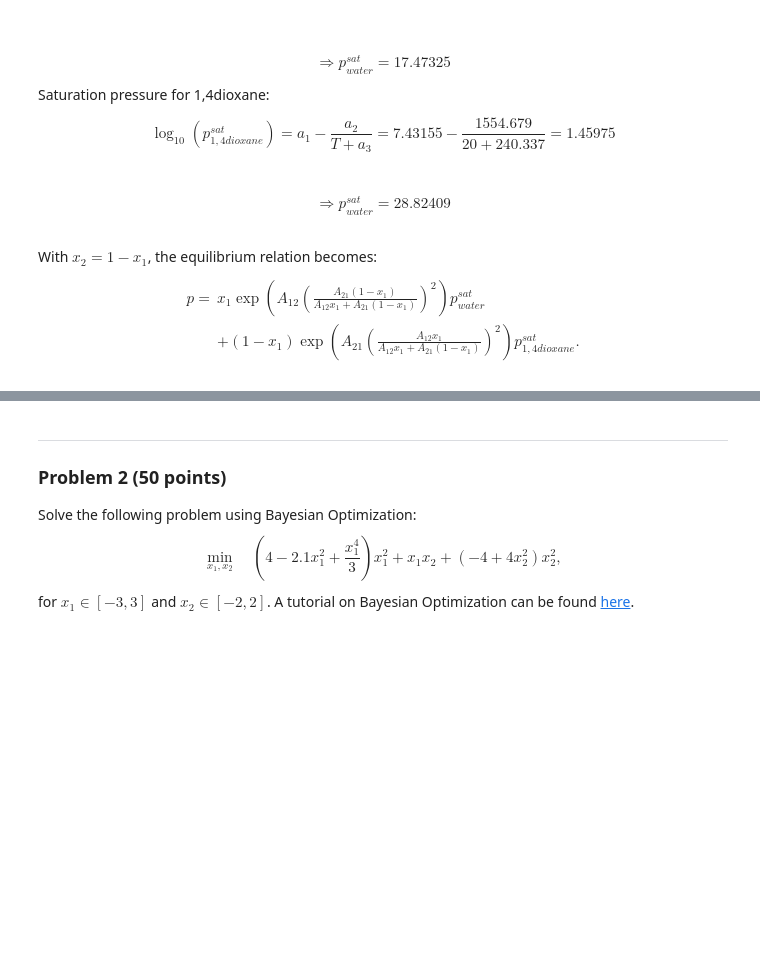
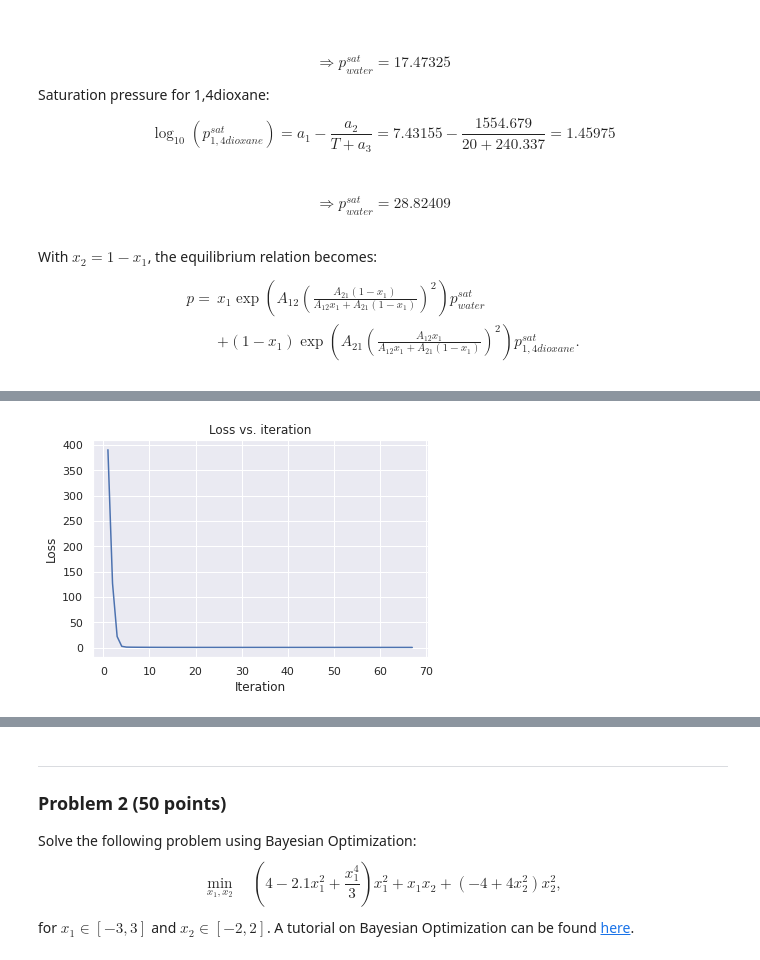
Before and after one commit to elena-ecn/optimization-F2021, a Jupyter notebook: Homework/DesignOptimization_HW_3.ipynb, the cells around one changed output, grey strips where cells are left out. Saved outputs shown, nothing was run; the diff lists cells and outputs as text; code cells hidden in the pictures; blank space fills up the shorter version.

Commit message:
Update P1, change criterion and add plots - HW3

```diff
--- a/Homework/DesignOptimization_HW_3.ipynb
+++ b/Homework/DesignOptimization_HW_3.ipynb
@@ -86,8 +86,9 @@ p = & x_1\exp\left(A_{12}\left(\frac{A_{21}(1-x_1)}{A_{12}x_1+A_{21}(1-x_1)}\rig
 $$
 # %%
 import numpy as np
+import matplotlib.pyplot as plt
 import torch
-
+import seaborn as sns
 
 
 def saturation_pressure(T, a1, a2, a3):
@@ -98,17 +99,30 @@ def saturation_pressure(T, a1, a2, a3):
     return p
 
 
-def gradient_descent(x1, p, a, eps, max_iter):
-    """ """
+def gradient_descent(x1, p, water_sat_p, dioxane_sat_p, a, eps, max_iter):
+    """
+    Gradient Descent algorithm.
 
-    # Randomly initialize weights
-    # A12 = torch.randn((), requires_grad=True, device=device, dtype=torch.float)
-    # A21 = torch.randn((), requires_grad=True, device=device, dtype=torch.float)
+    Inputs:
+      - x1(torch.FloatTensor): Input data
+      - p(torch.FloatTensor):  Output data
+      - water_sat_p(float):    Water saturation pressure
+      - dioxane_sat_p(float):  1,4dioxane saturation pressure
+      - a(float):              Learning rate
+      - eps(float):            Tolerance
+      - max_iter(int):         Maximum iterations before halting
+    Returns:
+      - A(torch.Tensor):       The model parameters (A12,A21)
+      - loss_history(list):    Loss values at each iteration
+    """
 
-    A = torch.randn(2, requires_grad=True, device=device, dtype=torch.float)
+    # Initialize weights
+    # A = torch.randn(2, requires_grad=True, device=device, dtype=torch.float)  # Randomly initialize weights
+    A = torch.tensor([1, 1], requires_grad=True, device=device, dtype=torch.float)
 
-    error = float('inf')
-    iter = 0
+    loss_history = [float('inf')]  # The loss values history
+    error = float('inf')           # Initialize error
+    iter = 0                       # Current iteration
 
     while error > eps and iter < max_iter:
 
@@ -119,15 +133,16 @@ def gradient_descent(x1, p, a, eps, max_iter):
         # Compute loss
         loss = (p_pred - p).pow(2).sum()
 
-        # Print loss every 100 iterations
-        if iter % 100 == 0:
+        # Print loss every 10 iterations
+        if iter % 10 == 0:
             print('Iteration: {}, Loss: {} '.format(iter, loss.item()))
 
         # Compute gradient of the loss wrt all the learnable parameters of the model
         loss.backward()
 
         # Current error
-        error = torch.linalg.norm(A)
+        # error = torch.linalg.norm(A)       # gradient magnitude
+        error =  abs(loss-loss_history[-1])  # difference in consecutive loss values
 
 
         # Update the weights using Gradient Descent
@@ -139,15 +154,51 @@ def gradient_descent(x1, p, a, eps, max_iter):
 
 
         iter += 1
+        loss_history.append(loss)            # Save loss values
 
     print('\nNumber of iterations: {}'.format(iter))
     print('Final loss value: {}'.format(loss.data.numpy()))
     print('Final error: {}'.format(error))
 
-    return A.data
+    return A.data, loss_history
 
 
+def plot_loss_history(loss_history):
+    """
+    Plot loss vs. iteration
 
+    Inputs:
+      - loss_history(list): Loss values at each iteration
+    """
+
+    sns.set_theme()
+    plt.figure()
+    plt.plot(loss_history)
+    plt.xlabel('Iteration')
+    plt.ylabel('Loss')
+    plt.title('Loss vs. iteration')
+    plt.show()
+    return
+
+def plot_model_fit(A, x1, p, water_sat_p, dioxane_sat_p):
+    """
+    Plot the datapoints along with the fitted model.
+    """
+
+    # Generate points and predictions to create curve
+    x = torch.linspace(0.0, 1.0)
+    p_pred = x*torch.exp(A[0]*(A[1]*(1-x)/(A[0]*x+A[1]*(1-x)))**2)*water_sat_p + \
+            (1-x)*torch.exp(A[1]*(A[0]*x/(A[0]*x+A[1]*(1-x)))**2)*dioxane_sat_p
+
+    sns.set_theme()
+    plt.figure()
+    plt.scatter(x1, p, label='Data')
+    plt.plot(x.detach().numpy(), p_pred.detach().numpy(),'r', label='Model')
+    plt.xlabel('x1')
+    plt.ylabel('p')
+    plt.title('Model fitting')
+    plt.ylim([15, 50])
+    plt.show()
 
 
 if __name__ == '__main__':
@@ -156,23 +207,31 @@ if __name__ == '__main__':
 
     # Parameters
     # --------------------------------------------------------------------------
-    eps = 1e-3                       # Tolerance (termination criterion)
-    max_iter = 20000                 # Maximum iterations before halting
+    eps = 1e-9                       # Tolerance (termination criterion)
+    max_iter = 10000                 # Maximum iterations before halting
 
     # Compute saturation pressures
     # --------------------------------------------------------------------------
     water_sat_p = saturation_pressure(T=20, a1=8.07131, a2=1730.63, a3=233.426)
     dioxane_sat_p = saturation_pressure(T=20, a1=7.43155, a2=1554.679, a3=240.337)
 
-
-
+    # Solve Least Squares problem with Gradient Descent
+    # --------------------------------------------------------------------------
     # Input data
     x1 = torch.tensor([0.0, 0.1, 0.2, 0.3, 0.4, 0.5, 0.6, 0.7, 0.8, 0.9, 1.0], device=device, dtype=torch.float)
     # Output data
     p = torch.tensor([28.1, 34.4, 36.7, 36.9, 36.8, 36.7, 36.5, 35.4, 32.9, 27.7, 17.5], device=device, dtype=torch.float)
 
-    sol = gradient_descent(x1, p, 0.001, eps, max_iter)
+    # Fit model using Gradient Descent
+    A, loss_history = gradient_descent(x1, p, water_sat_p, dioxane_sat_p, 0.001, eps, max_iter)
 
+    print('The solution is: A = {}\n'.format(A.data.numpy()))
 
-    print('The solution is: A = {}'.format(sol.data.numpy()))
+    # Plots
+    # --------------------------------------------------------------------------
+    # Plot loss vs. iteration
+    plot_loss_history(loss_history)
+
+    # Plot the data and fitted model
+    plot_model_fit(A, x1, p, water_sat_p, dioxane_sat_p)
 # %% [output]
@@ -195,0 +250 @@ The solution is: A = [1.9584198 1.6891851]
+[figure, added]
```
Also changed, not shown: parts of 1 cell of this notebook.
